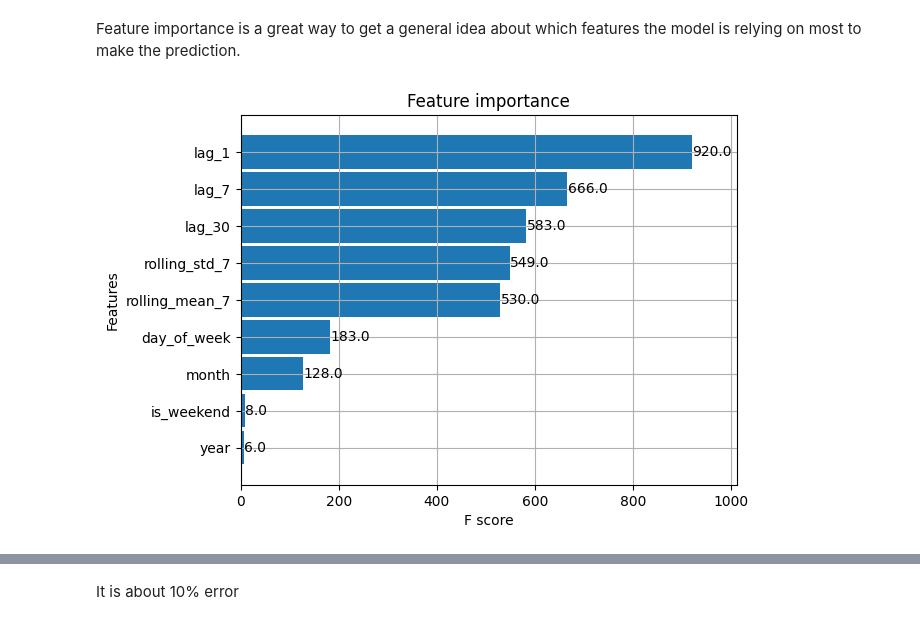
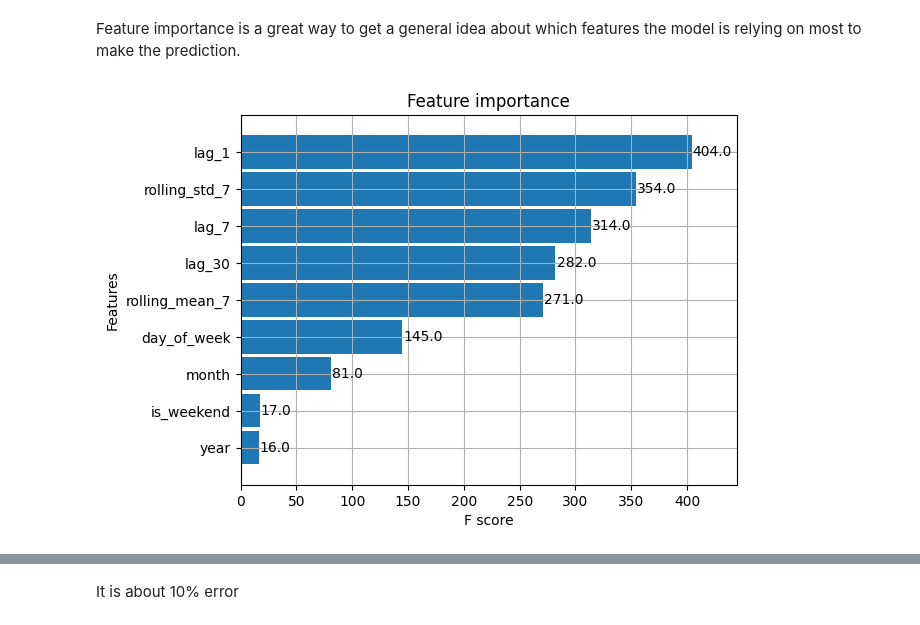
Before and after one commit to cutemfc/retail_demand_forecast, a Jupyter notebook: 「XGboost_Model_hyperparameter_tuning_ipynb」.ipynb, the cells around one changed output, grey strips where cells are left out. Saved outputs shown, nothing was run; the diff lists cells and outputs as text; code cells hidden in the pictures.

```diff
--- a/「XGboost_Model_hyperparameter_tuning_ipynb」.ipynb
+++ b/「XGboost_Model_hyperparameter_tuning_ipynb」.ipynb
@@ -233,9 +237,9 @@ plt.show()
 Feature importance is a great way to get a general idea about which features the model is relying on most to make the prediction.
 # %%
 # Feature Importance
-plot_importance(xgboost_model, height=0.9);
+plot_importance(best_model, height=0.9);
 # %% [output]
-[figure, old version]
+[figure, new version]
 # %%
 # Error metric of y_test and y_predict
 print('Mean Absolute Error:', mean_absolute_error(y_test, y_pred))
```
Also changed, not shown: parts of 11 cells of this notebook.
